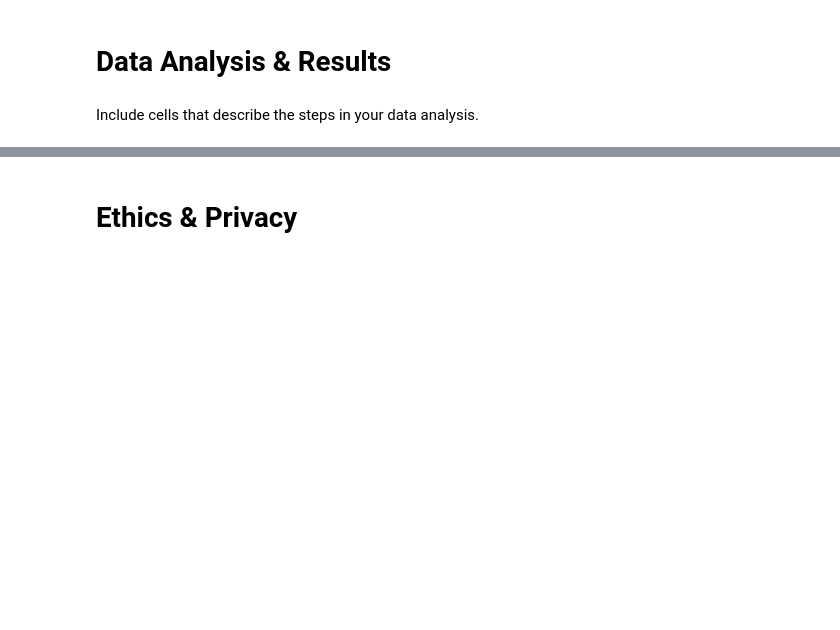
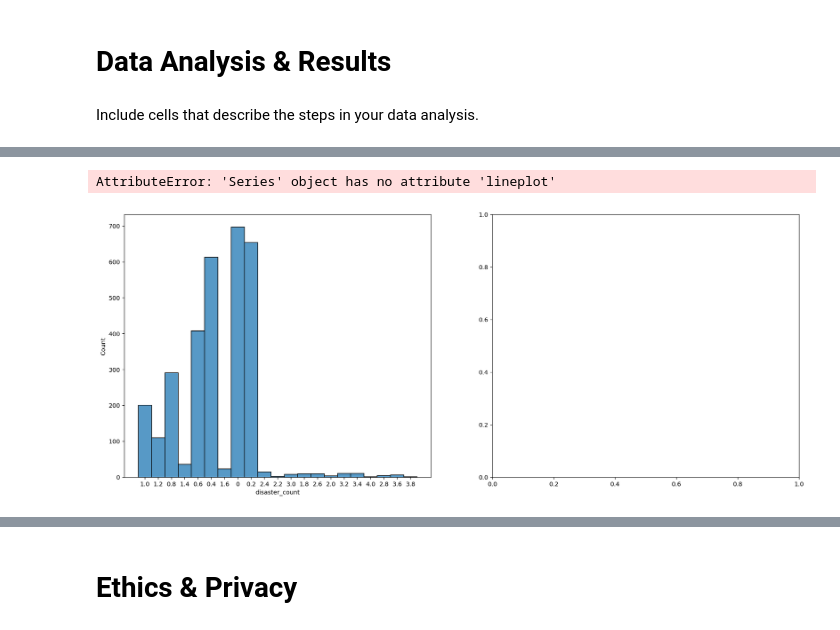
Before and after one commit to tyler-le/Natural-Disaster-Analysis, a Jupyter notebook: FinalProjectGroup013-Wi22.ipynb, the cells around one changed output, grey strips where cells are left out. Cells and saved outputs as stored; diff of their text form; code cells hidden in the pictures; blank space fills up the shorter version.

```diff
--- a/FinalProjectGroup013-Wi22.ipynb
+++ b/FinalProjectGroup013-Wi22.ipynb
@@ -282,3 +340,0 @@ except:
-# %%
-dfrq_df['long'] = dfrq_df['geocode'].apply(standardize_long)
-dfrq_df['lat'] = dfrq_df['geocode'].apply(standardize_lat)
@@ -303,4 +341,8 @@ null_df
-# %%
-frames = [dfrq_df[~dfrq_df.isnull().any(axis=1)],null_df]
-dfrq_df = pd.concat(frames)
-dfrq_df
+# %%
+#We only want to look at the mean total disasters from the 5 years
+df_dcount = dfrq_df[['fips']].value_counts().to_frame()
+df_dcount = df_dcount.rename(columns={0 : 'disaster_count'})
+df_dcount['disaster_count']= df_dcount['disaster_count']/5
+df_dcount['disaster_count'] = df_dcount['disaster_count'].astype(str)
+
+print(df_dcount.to_string())
@@ -306,0 +367,9 @@ dfrq_df
+# %%
+#Need to typecast the fips to string in housing data
+housing_df['fips'] = housing_df['fips'].astype(str)
+#Merging the housing price data with the disaster count!
+merged_df =  pd.merge(df_dcount,housing_df,  on ='fips',how='right')
+#For the counties that have no disasters set NaN to 0
+merged_df['disaster_count'] = merged_df['disaster_count'].fillna(0)
+merged_df = merged_df
+print(merged_df.to_string())
@@ -315,0 +418,8 @@ fig.show()
+# %%
+fig, (ax1,ax2) = plt.subplots(1,2,figsize=(20,8))
+
+sns.histplot(x=merged_df['disaster_count'].astype(str), ax = ax1,data=merged_df)
+merged_df['Average_HP'].lineplot()
+# %% [output]
+AttributeError: 'Series' object has no attribute 'lineplot'
+[figure, added]
```
Also changed, not shown: parts of 26 cells of this notebook.
